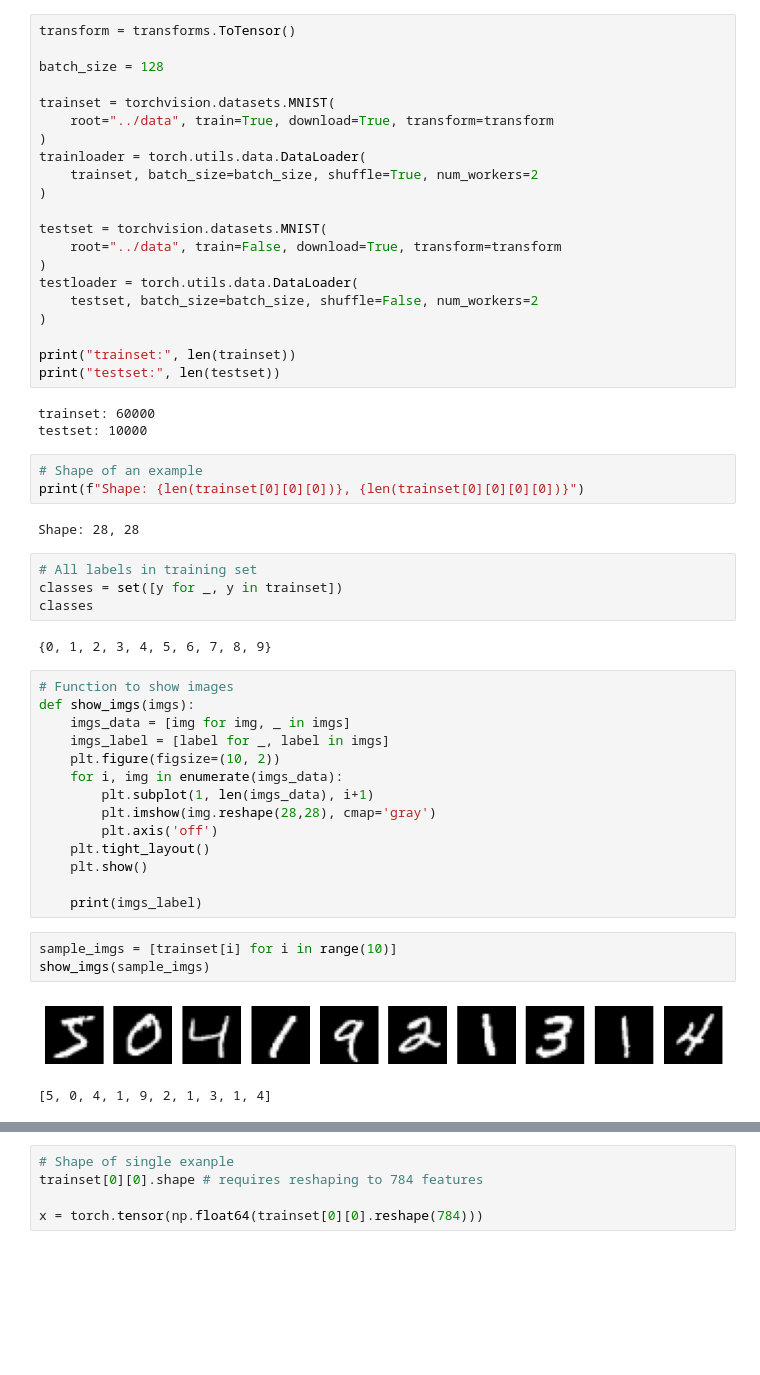
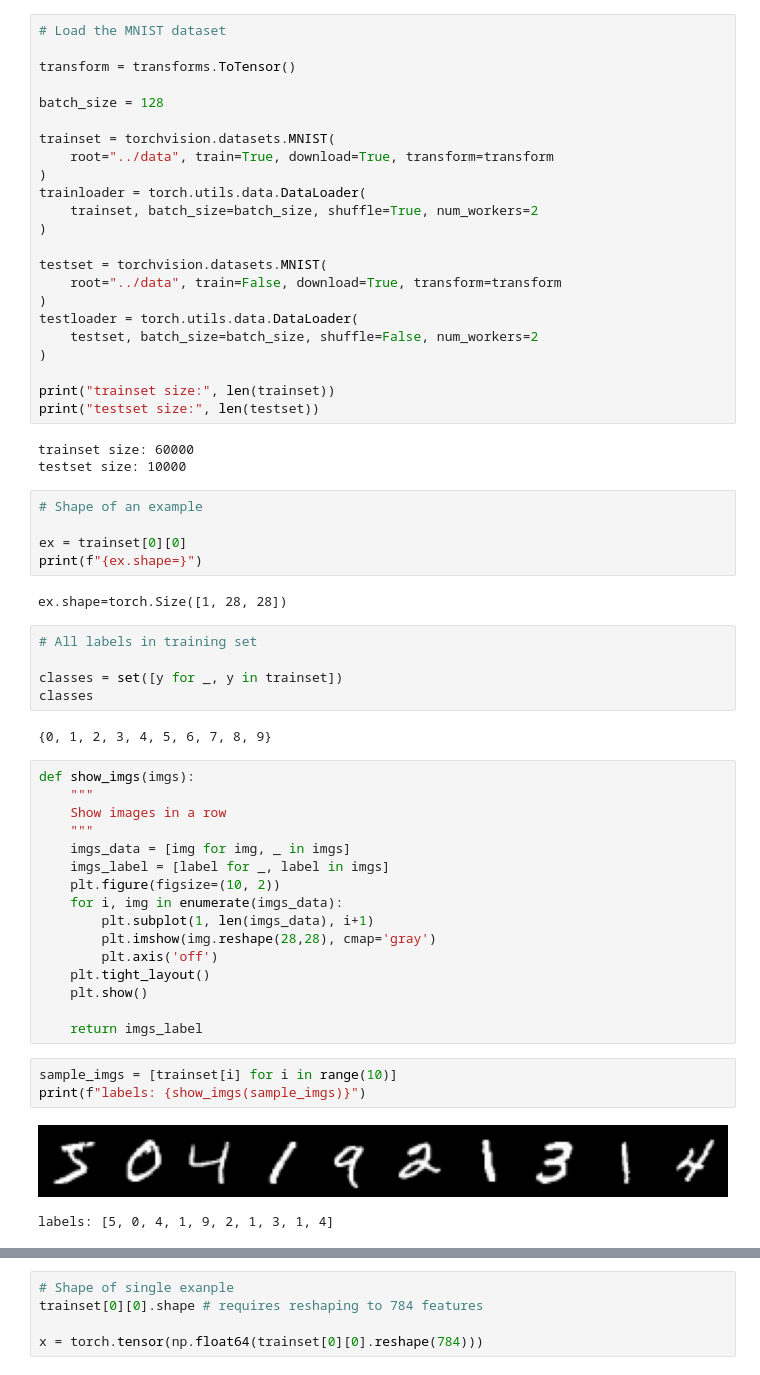
Before and after one commit to adrianlamdev/mnist-classifier, a Jupyter notebook: notebooks/mnist_classifier_mlp.ipynb, the cells around one changed output, grey strips where cells are left out. Drawn from its saved outputs; the diff is of its cells as text; blank space fills up the shorter version.

```diff
--- a/notebooks/mnist_classifier_mlp.ipynb
+++ b/notebooks/mnist_classifier_mlp.ipynb
@@ -8,4 +35,6 @@ import pandas as pd
 # %%
+# Load the MNIST dataset
+
 transform = transforms.ToTensor()
 
 batch_size = 128
@@ -24,25 +53,30 @@ testloader = torch.utils.data.DataLoader(
     testset, batch_size=batch_size, shuffle=False, num_workers=2
 )
 
-print("trainset:", len(trainset))
-print("testset:", len(testset))
+print("trainset size:", len(trainset))
+print("testset size:", len(testset))
 # %% [output]
-trainset: 60000
-testset: 10000
+trainset size: 60000
+testset size: 10000
 # %%
 # Shape of an example
-print(f"Shape: {len(trainset[0][0][0])}, {len(trainset[0][0][0][0])}")
+
+ex = trainset[0][0]
+print(f"{ex.shape=}")
 # %% [output]
-Shape: 28, 28
+ex.shape=torch.Size([1, 28, 28])
 # %%
 # All labels in training set
+
 classes = set([y for _, y in trainset])
 classes
 # %% [output]
 {0, 1, 2, 3, 4, 5, 6, 7, 8, 9}
 # %%
-# Function to show images
 def show_imgs(imgs):
+    """
+    Show images in a row
+    """
     imgs_data = [img for img, _ in imgs]
     imgs_label = [label for _, label in imgs]
     plt.figure(figsize=(10, 2))
@@ -53,10 +87,10 @@ def show_imgs(imgs):
     plt.tight_layout()
     plt.show()
 
-    print(imgs_label)
+    return imgs_label
 # %%
 sample_imgs = [trainset[i] for i in range(10)]
-show_imgs(sample_imgs)
+print(f"labels: {show_imgs(sample_imgs)}")
 # %% [output]
-[figure, old version]
+[figure, new version]
-[5, 0, 4, 1, 9, 2, 1, 3, 1, 4]
+labels: [5, 0, 4, 1, 9, 2, 1, 3, 1, 4]
```
Also changed, not shown: parts of 25 cells of this notebook.
